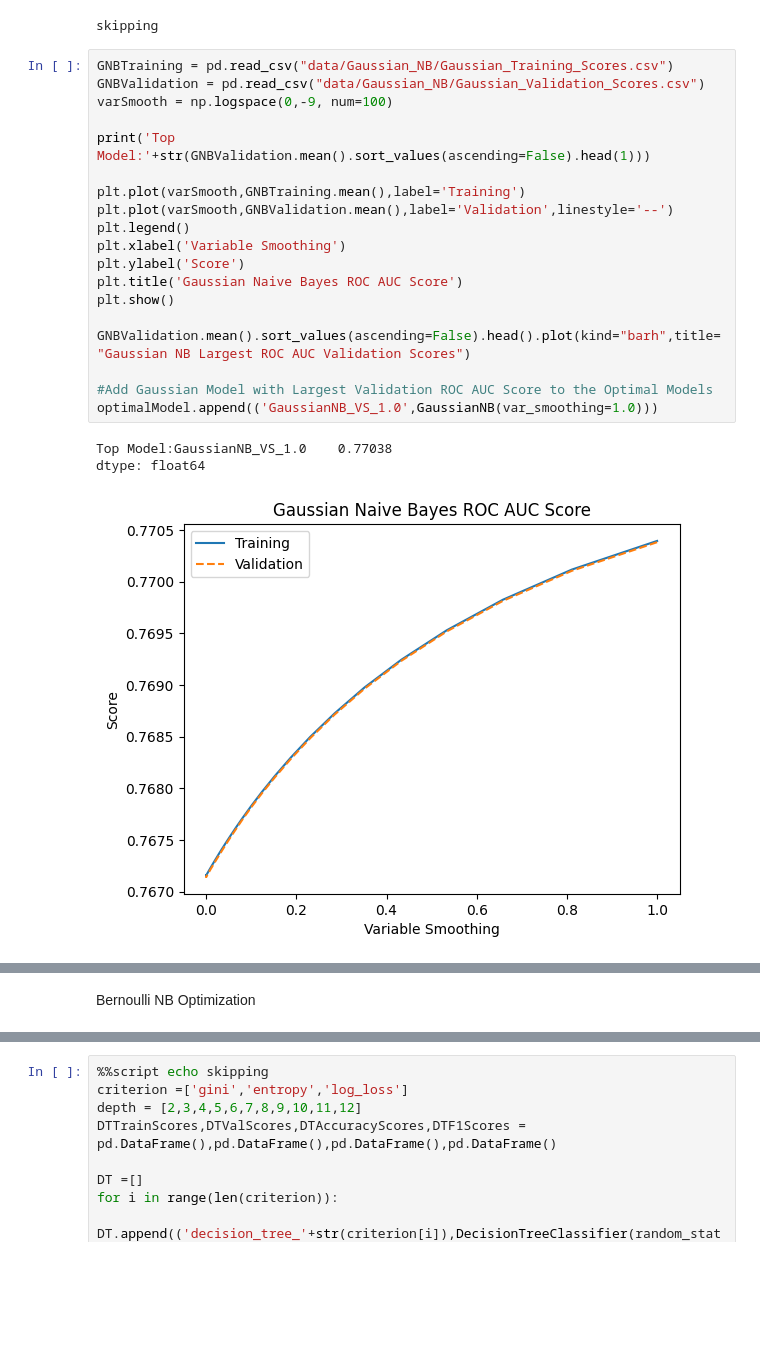
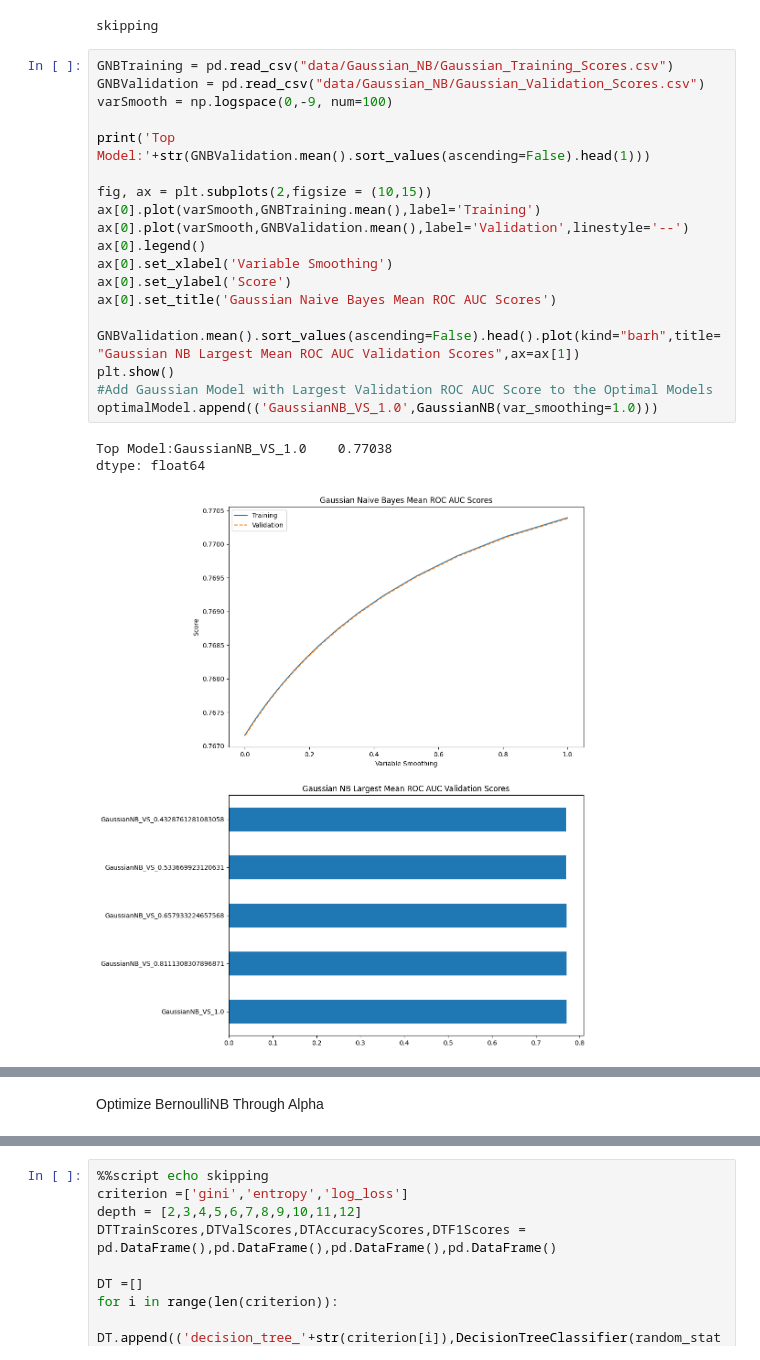
Before and after one commit to dlangdon1/Software-Defects-classification-Detection-, a Jupyter notebook: Program_Defects_Binary_Classification_Project_Hyper_Parameter_Optimization_V2.ipynb, the cells around one changed output, grey strips where cells are left out. Cells and saved outputs as stored; diff of their text form; blank space fills up the shorter version.

```diff
--- a/Program_Defects_Binary_Classification_Project_Hyper_Parameter_Optimization_V2.ipynb
+++ b/Program_Defects_Binary_Classification_Project_Hyper_Parameter_Optimization_V2.ipynb
@@ -398,23 +407,23 @@ skipping
 # %%
 GNBTraining = pd.read_csv("data/Gaussian_NB/Gaussian_Training_Scores.csv")
 GNBValidation = pd.read_csv("data/Gaussian_NB/Gaussian_Validation_Scores.csv")
 varSmooth = np.logspace(0,-9, num=100)
 
 print('Top Model:'+str(GNBValidation.mean().sort_values(ascending=False).head(1)))
 
-plt.plot(varSmooth,GNBTraining.mean(),label='Training')
-plt.plot(varSmooth,GNBValidation.mean(),label='Validation',linestyle='--')
-plt.legend()
-plt.xlabel('Variable Smoothing')
-plt.ylabel('Score')
-plt.title('Gaussian Naive Bayes ROC AUC Score')
+fig, ax = plt.subplots(2,figsize = (10,15))
+ax[0].plot(varSmooth,GNBTraining.mean(),label='Training')
+ax[0].plot(varSmooth,GNBValidation.mean(),label='Validation',linestyle='--')
+ax[0].legend()
+ax[0].set_xlabel('Variable Smoothing')
+ax[0].set_ylabel('Score')
+ax[0].set_title('Gaussian Naive Bayes Mean ROC AUC Scores')
+
+GNBValidation.mean().sort_values(ascending=False).head().plot(kind="barh",title="Gaussian NB Largest Mean ROC AUC Validation Scores",ax=ax[1])
 plt.show()
-
-GNBValidation.mean().sort_values(ascending=False).head().plot(kind="barh",title="Gaussian NB Largest ROC AUC Validation Scores")
-
 #Add Gaussian Model with Largest Validation ROC AUC Score to the Optimal Models
 optimalModel.append(('GaussianNB_VS_1.0',GaussianNB(var_smoothing=1.0)))
 # %% [output]
 Top Model:GaussianNB_VS_1.0    0.77038
 dtype: float64
-[figure, old version]
+[figure, new version]
@@ -422,5 +430,5 @@ dtype: float64
-# %% [markdown]
-Bernoulli NB Optimization
+# %% [markdown]
+Optimize BernoulliNB Through Alpha
 # %%
 %%script echo skipping
 BNB = []
```
Also changed, not shown: parts of 60 cells of this notebook.
